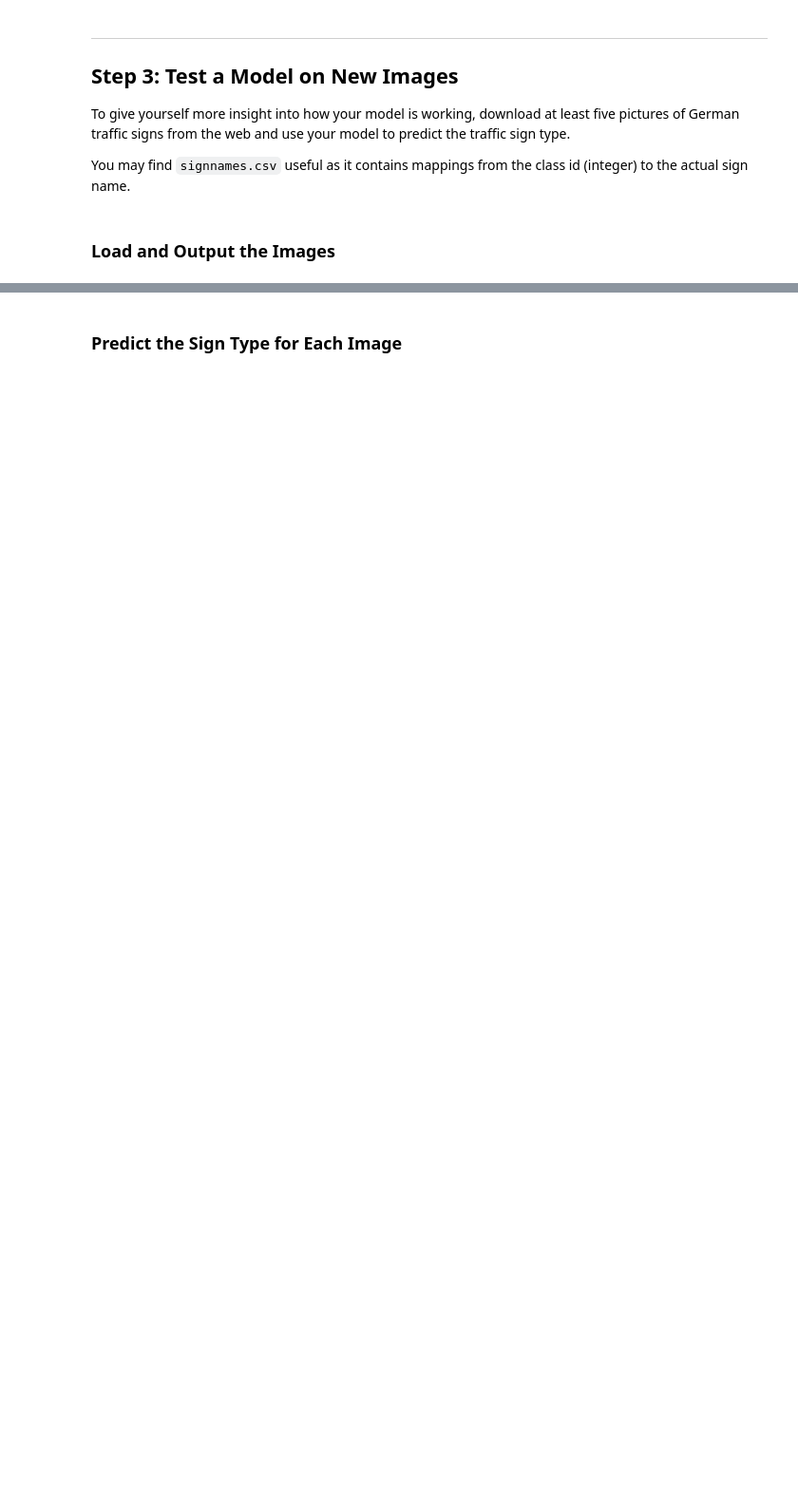
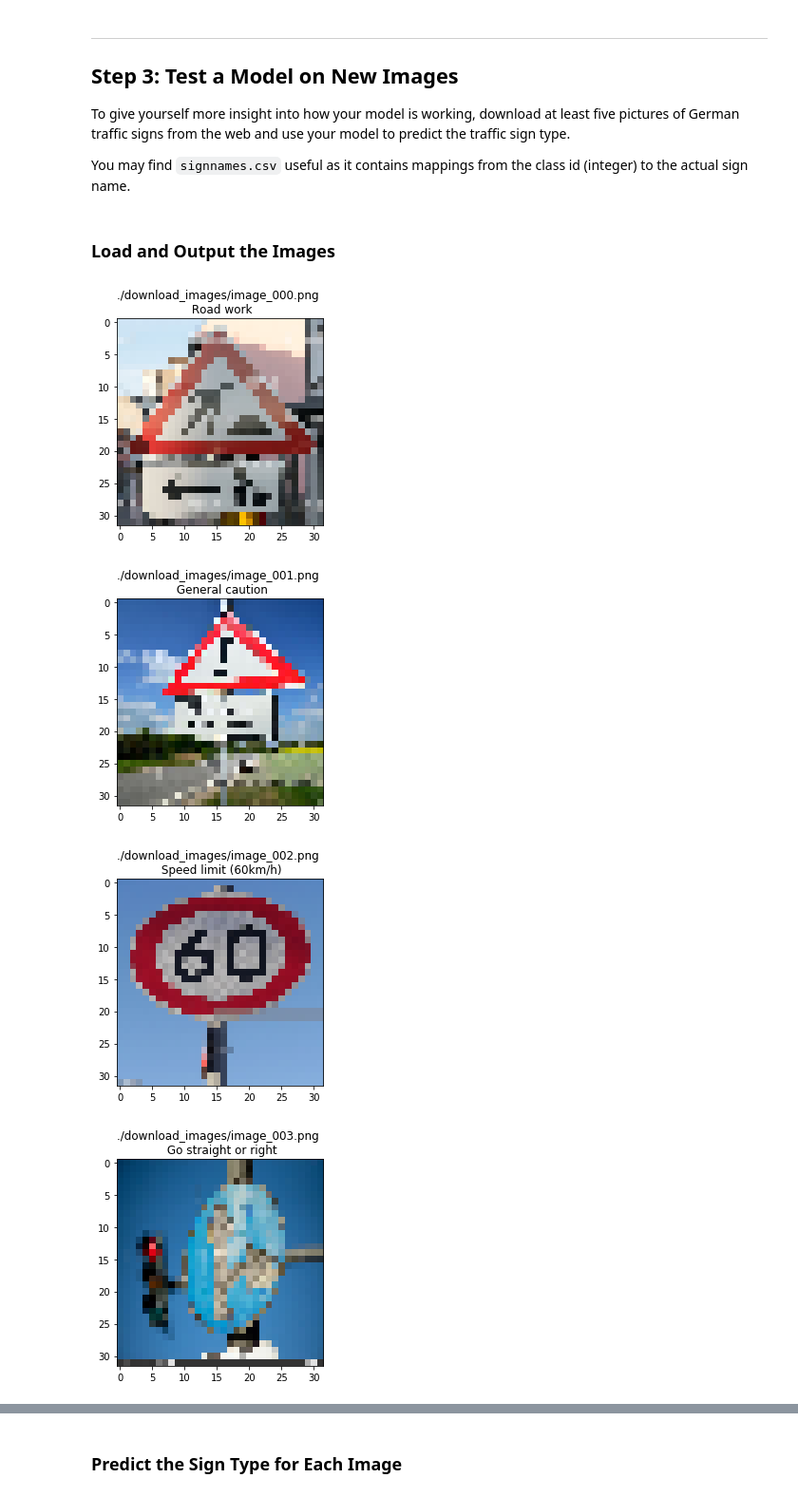
Before and after one commit to KeisukeShimokawa/CarND-Traffic-Sign-Classifier-Project, a Jupyter notebook: Traffic_Sign_Classifier.ipynb, the cells around one changed output, grey strips where cells are left out. Shown at 95% size. Saved outputs shown, nothing was run; the diff lists cells and outputs as text; code cells hidden in the pictures; blank space fills up the shorter version.

```diff
--- a/Traffic_Sign_Classifier.ipynb
+++ b/Traffic_Sign_Classifier.ipynb
@@ -755,12 +682,12 @@ def evaluate(X_data, y_data):
     sess = tf.get_default_session()
     for offset in range(0, num_examples, BATCH_SIZE):
         batch_x, batch_y = X_data[offset:offset+BATCH_SIZE], y_data[offset:offset+BATCH_SIZE]
-        accuracy = sess.run(accuracy_operation, feed_dict={x: batch_x, y: batch_y})
+        accuracy = sess.run(accuracy_operation, feed_dict={x: batch_x,
+                                                           y: batch_y,
+                                                           keep_prob: 1.0})
         total_accuracy += (accuracy * len(batch_x))
     return total_accuracy / num_examples
 # %%
-from sklearn.utils import shuffle
-
 ls_training_accuracy = []
 ls_validation_accuracy = []
 
@@ -779,7 +706,9 @@ with tf.Session() as sess:
             batch_x, batch_y = X_t[offset:end], Y_t[offset:end]
 
             if len(batch_x): # As BATCH_SIZE is not a divisor of X_train_split it raises an error if this is not checked
-                sess.run(training_operation, feed_dict={x: batch_x, y: batch_y})
+                sess.run(training_operation, feed_dict={x: batch_x,
+                                                        y: batch_y,
+                                                        keep_prob: DROPOUT})
 
         training_accuracy = evaluate(X_train, y_train)
         validation_accuracy = evaluate(X_valid, y_valid)
@@ -815,0 +757,37 @@ You may find `signnames.csv` useful as it contains mappings from the class id (i
+# %%
+urls = [
+    r'https://media.istockphoto.com/photos/traffic-signs-of-daily-life-in-germany-picture-id658588250',
+    r'https://images.mediabakery.com/IMK/EKP/IMK1539319-preview-logo-watermarked.jpg',
+    r'https://media.gettyimages.com/photos/german-traffic-signs-picture-id459381091?s=2048x2048',
+    r'https://www.diomedia.com/imagePreview/01AY7F2G?imageId=20941845&imageCode=01AY7F2G&contributor=caro+images&siteName=www.diomedia.com&title=&location=&ds=800&newStyle=1&tc=FFFFFF&tbc=333333&qv=95&icc=1&cl=1',
+    r'https://www.diomedia.com/imagePreview/03EHBR8M?alamy=1&alamyId=%7b4CA31A02-08E8-4D42-A06F-DCDDA409C215%7d&alamyReference=EHBR8M&thumbFolder=3&watermark='
+]
+# %%
+y_true = [25, 18, 3, 36, 4]
+# %%
+download_path = './download_images/'
+if not os.path.exists(download_path):
+    os.mkdir(download_path)
+
+
+X_images = []
+for i, url in enumerate(urls):
+    fname = download_path+f'image_{i:03d}.png'
+
+    resp = requests.get(url, stream=True).raw
+    image = np.asarray(bytearray(resp.read()), dtype='uint8')
+    image = cv2.imdecode(image, cv2.IMREAD_COLOR)
+    image = cv2.cvtColor(image, cv2.COLOR_BGR2RGB)
+    image = cv2.resize(image, (32, 32))
+    cv2.imwrite(fname, image)
+
+    X_images.append(image)
+
+    plt.imshow(image);
+    plt.title(fname + ' \n ' + id2name[y_true[i]])
+    plt.show()
+# %% [output]
+[figure, added]
+[figure, added]
+[figure, added]
+[figure, added]
```
Also changed, not shown: parts of 65 cells of this notebook.
